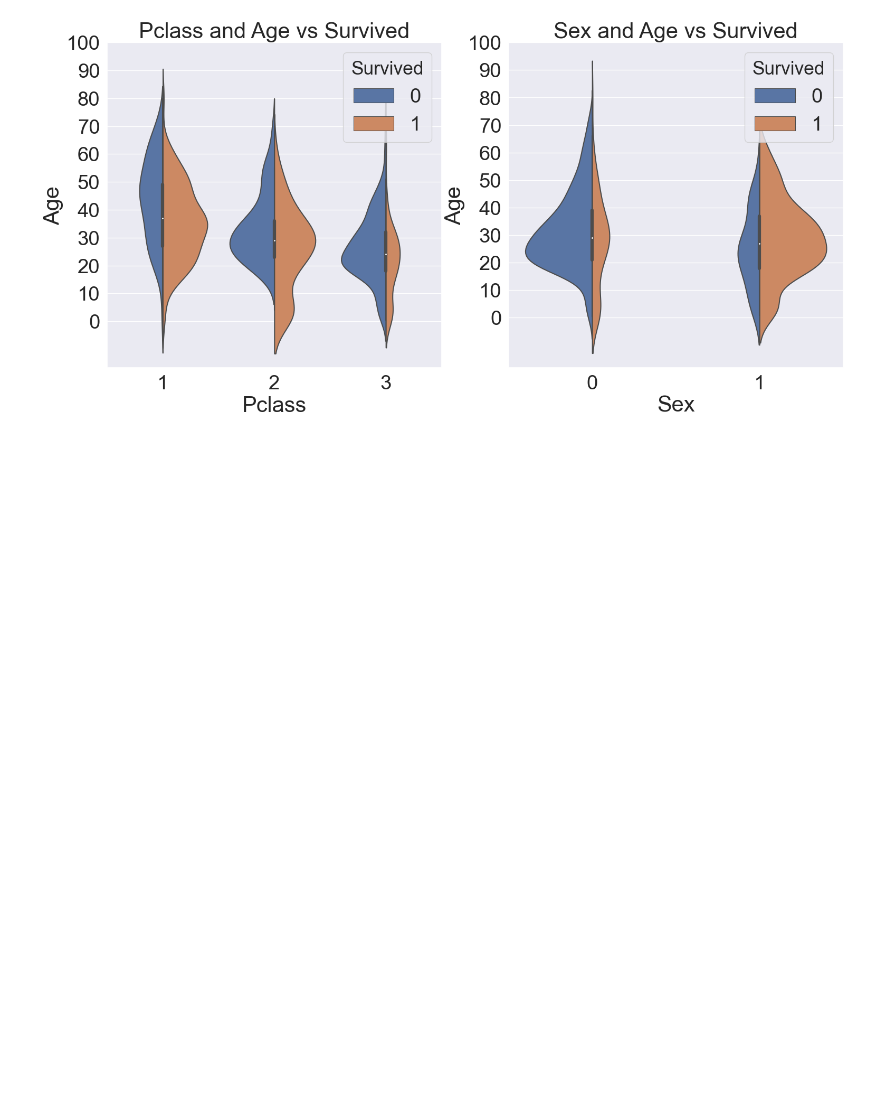
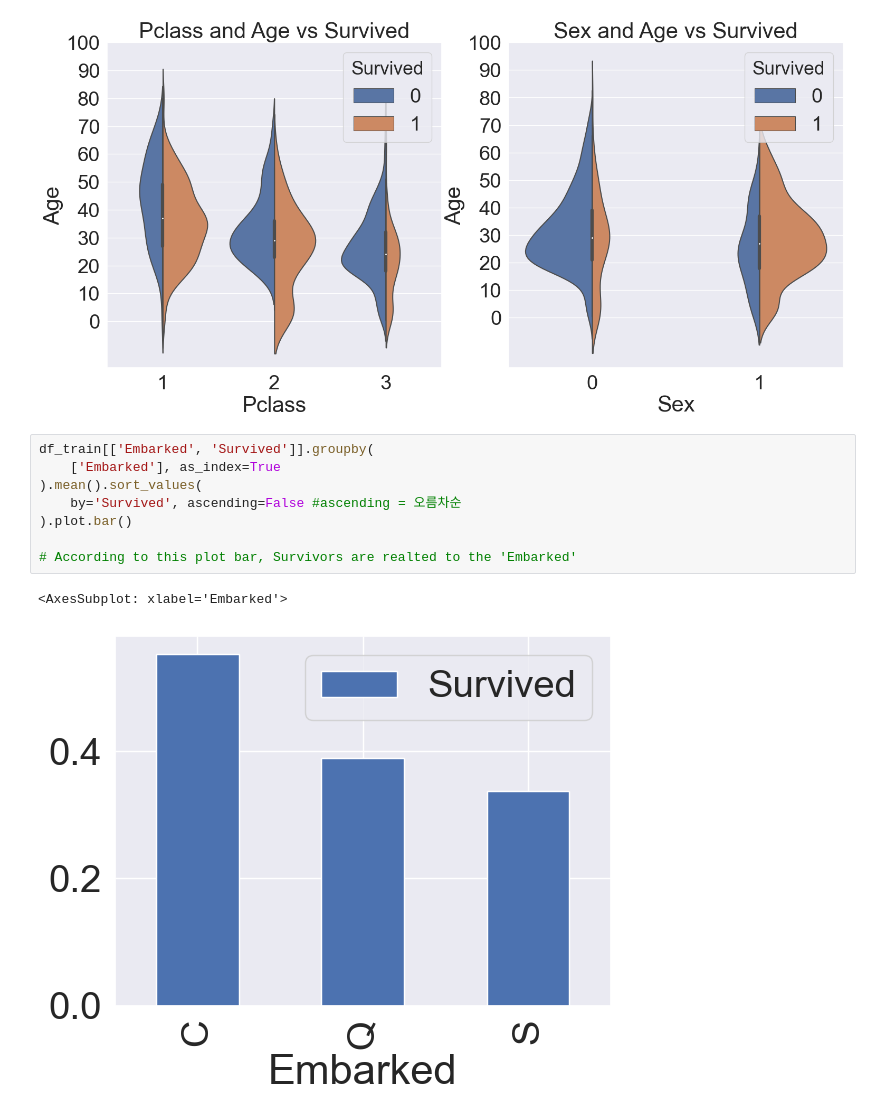
Before and after one commit to kysth0707/KagglePractice, a Jupyter notebook: Titanic-OnMyOwn/main.ipynb, the cells around one changed output. Saved outputs shown, nothing was run; the diff lists cells and outputs as text; blank space fills up the shorter version.

```diff
--- a/Titanic-OnMyOwn/main.ipynb
+++ b/Titanic-OnMyOwn/main.ipynb
@@ -199,3 +199,14 @@ ax[1].set_yticks(range(0,110,10))
 plt.show()
 # %% [output]
 [figure]
+# %%
+df_train[['Embarked', 'Survived']].groupby(
+	['Embarked'], as_index=True
+).mean().sort_values(
+	by='Survived', ascending=False #ascending = 오름차순
+).plot.bar()
+
+# According to this plot bar, Survivors are realted to the 'Embarked'
+# %% [output]
+<AxesSubplot: xlabel='Embarked'>
+[figure, added]
```
Also changed, not shown: parts of 16 cells of this notebook, 1 other file.
